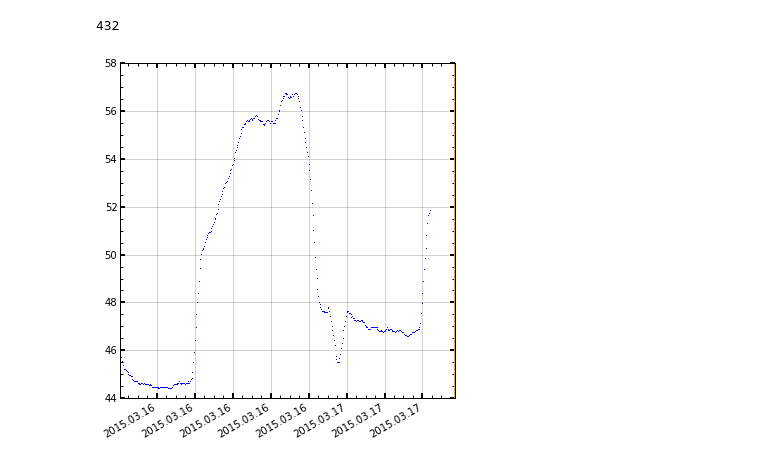
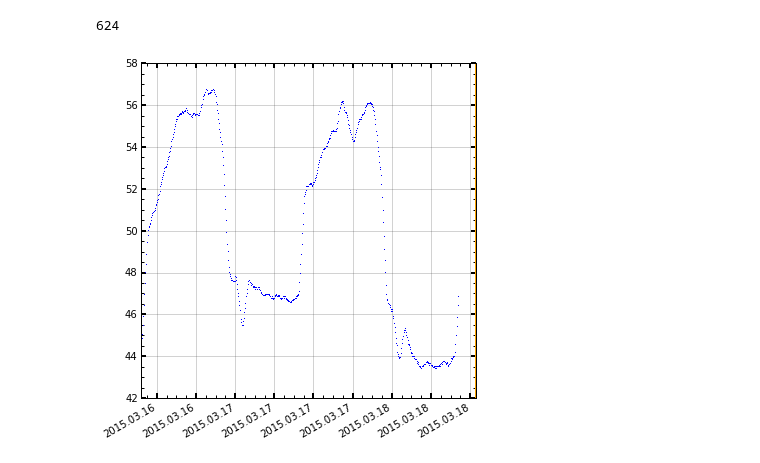
Before and after one commit to ajmendez/templog, a Jupyter notebook: notebook/neon.ipynb, the cells around one changed output. Saved outputs shown, nothing was run; the diff lists cells and outputs as text; code cells hidden in the pictures.

```diff
--- a/notebook/neon.ipynb
+++ b/notebook/neon.ipynb
@@ -186,29 +186,29 @@ plot_recent(128)
 # %%
 def plot_recent(delta=48):
     '''plot the last delta [48] hrs'''
     now = datetime.now()
     start = date2num(now - timedelta(hours=delta))
     ii = np.where(ndates > start)[0]
     print len(ii)
 
     setup(figsize=(6,6))
 #     setupplot(secondax=True, title='Now:{}'.format(now))
 
 
 
 #     pylab.plot(dates[ii], values[ii])
 
     nsmooth = 10
     nend = nsmooth*2
     svalues = np.convolve(np.ones(nsmooth)/nsmooth, values[ii], mode='same')
     pylab.plot(dates[ii][nend:-nend], svalues[nend:-nend], ',')
 
 #     kk = np.where( (continuum[ii] > 30) & (continuum[ii] < 100) )
 #     pylab.plot(dates[ii][kk], continuum[ii][kk], '.k')
     dateticks('%Y.%m.%d')
     line(now+timedelta(hours=5)) # to gmt
 
-plot_recent(32)
+plot_recent(48)
 # %% [output]
-432
+624
-[figure, old version]
+[figure, new version]
```
Also changed, not shown: parts of 4 cells of this notebook, 2 other files.
